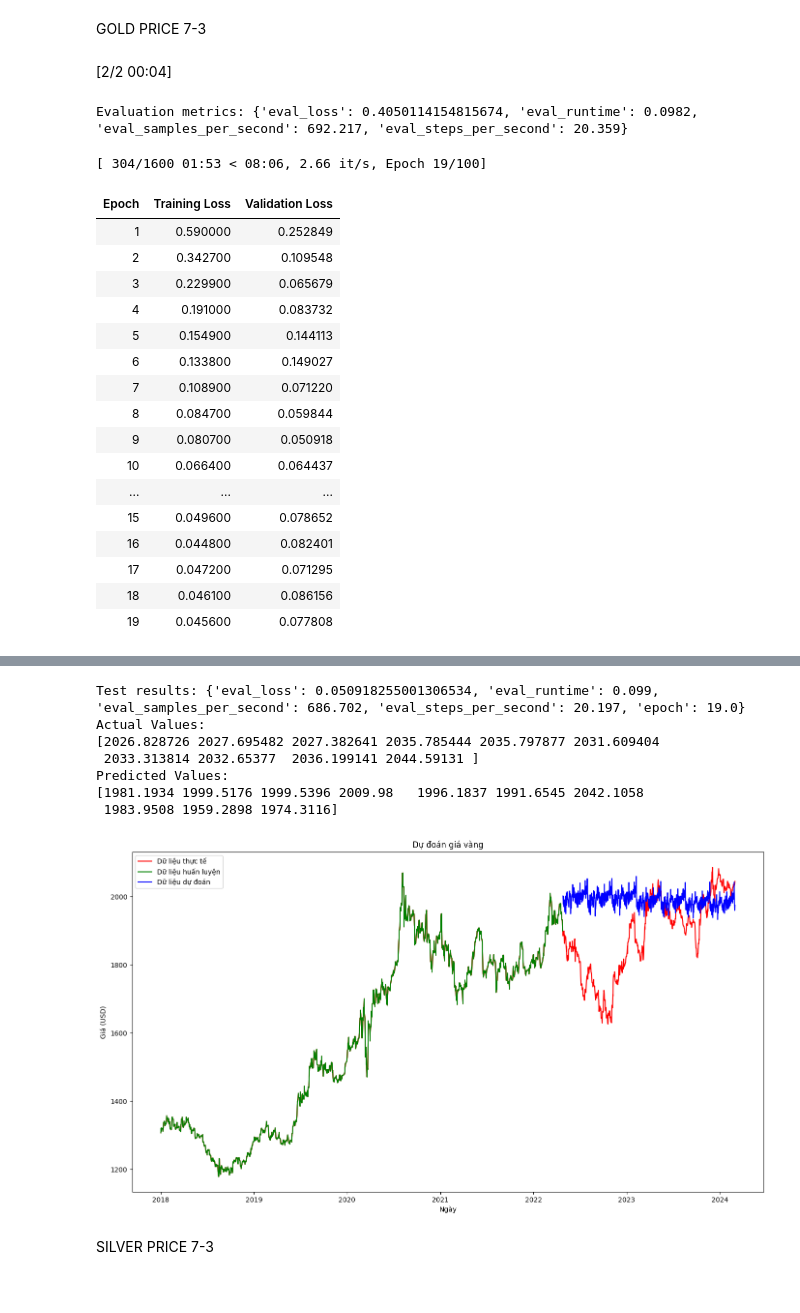
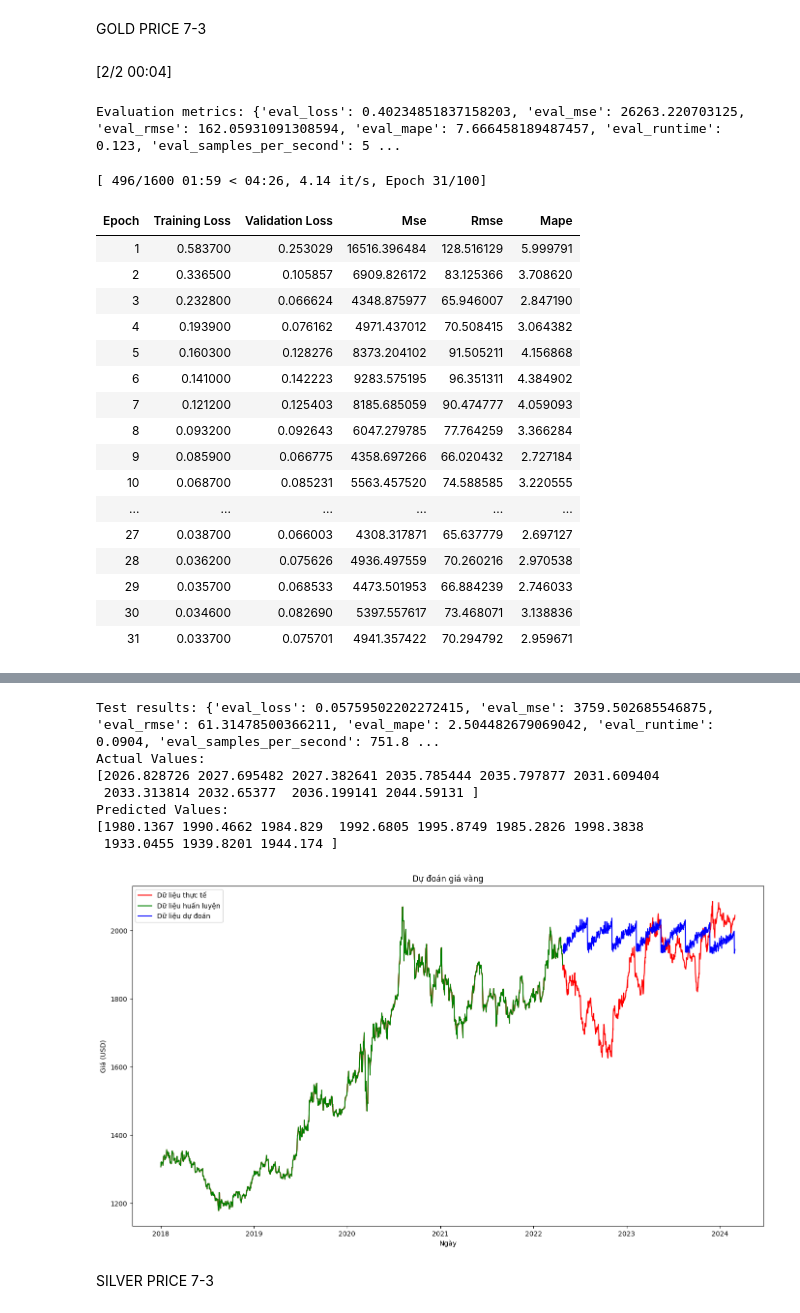
Before and after one commit to Kt7mmm/IS403_O21_06, a Jupyter notebook: Model/Team06_PatchTST.ipynb, the cells around one changed output, grey strips where cells are left out. Drawn from its saved outputs; the diff is of its cells as text; code cells hidden in the pictures.

Commit message:
add rmse,mse, mape to PatchTST

```diff
--- a/Model/Team06_PatchTST.ipynb
+++ b/Model/Team06_PatchTST.ipynb
@@ -228,6 +228,33 @@ config = PatchTSTConfig(
 )
 model = PatchTSTForPrediction(config)
 
+# Định nghĩa hàm tính toán các metric
+def compute_metrics(eval_pred):
+    predictions, labels = eval_pred
+    if isinstance(predictions, tuple):
+        predictions = predictions[0]
+
+    if len(predictions.shape) > 2:
+        predictions = predictions.reshape(-1, predictions.shape[-1])
+    if len(labels.shape) > 2:
+        labels = labels.reshape(-1, labels.shape[-1])
+
+    # Unscale predictions and labels
+    predictions_unscaled = scaler.inverse_transform(predictions)
+    labels_unscaled = scaler.inverse_transform(labels)
+
+    mse = mean_squared_error(labels_unscaled, predictions_unscaled)
+    rmse = np.sqrt(mse)
+    mape = np.mean(np.abs((labels_unscaled - predictions_unscaled) / labels_unscaled)) * 100
+
+    return {
+        'mse': mse,
+        'rmse': rmse,
+        'mape': mape
+    }
+
+
+
 # Thiết lập các tham số huấn luyện
 training_args = TrainingArguments(
     output_dir="./checkpoint/patchtst/gold_price/output/",
@@ -259,6 +286,7 @@ trainer = Trainer(
     args=training_args,
     train_dataset=train_dataset,
     eval_dataset=test_dataset,
+    compute_metrics=compute_metrics,
     callbacks=[early_stopping_callback],
 )
 
@@ -308,56 +336,56 @@ if len(predictions_mean) > len(test_dates):
     predictions_mean = predictions_mean[:len(test_dates)]
 
 # Print some actual and predicted values for comparison
 print("Actual Values:")
 print(test['Value (USD per troy ounce)'].values[-10:])
 print("Predicted Values:")
 print(predictions_mean[-10:])
 
 # Hàm vẽ biểu đồ kết quả
 def plot_results(dates, actual, train, predict, title):
     plt.figure(figsize=(14, 8))
     plt.plot(dates, actual, label='Dữ liệu thực tế', color='red')
     plt.plot(dates[:len(train)], train, label='Dữ liệu huấn luyện', color='green')
     plt.plot(dates[-len(predict):], predict, label='Dữ liệu dự đoán', color='blue')
     plt.title(title)
     plt.xlabel('Ngày')
     plt.ylabel('Giá (USD)')
     plt.legend()
     plt.tight_layout()
     plt.show()
 
 # Vẽ biểu đồ kết quả
 plot_results(data['Date'], data['Value (USD per troy ounce)'], train['Value (USD per troy ounce)'], predictions_mean, 'Dự đoán giá vàng')
 # %% [output]
 [2/2 00:04]
-Evaluation metrics: {'eval_loss': 0.4050114154815674, 'eval_runtime': 0.0982, 'eval_samples_per_second': 692.217, 'eval_steps_per_second': 20.359}
+Evaluation metrics: {'eval_loss': 0.40234851837158203, 'eval_mse': 26263.220703125, 'eval_rmse': 162.05931091308594, 'eval_mape': 7.666458189487457, 'eval_runtime': 0.123, 'eval_samples_per_second': 5 ...
-[ 304/1600 01:53 < 08:06, 2.66 it/s, Epoch 19/100]
+[ 496/1600 01:59 < 04:26, 4.14 it/s, Epoch 31/100]
-| Epoch | Training Loss | Validation Loss |
-| 1 | 0.590000 | 0.252849 |
-| 2 | 0.342700 | 0.109548 |
-| 3 | 0.229900 | 0.065679 |
-| 4 | 0.191000 | 0.083732 |
-| 5 | 0.154900 | 0.144113 |
-| 6 | 0.133800 | 0.149027 |
-| 7 | 0.108900 | 0.071220 |
-| 8 | 0.084700 | 0.059844 |
-| 9 | 0.080700 | 0.050918 |
-| 10 | 0.066400 | 0.064437 |
-| ... | ... | ... |
-| 15 | 0.049600 | 0.078652 |
-| 16 | 0.044800 | 0.082401 |
-| 17 | 0.047200 | 0.071295 |
-| 18 | 0.046100 | 0.086156 |
-| 19 | 0.045600 | 0.077808 |
+| Epoch | Training Loss | Validation Loss | Mse | Rmse | Mape |
+| 1 | 0.583700 | 0.253029 | 16516.396484 | 128.516129 | 5.999791 |
+| 2 | 0.336500 | 0.105857 | 6909.826172 | 83.125366 | 3.708620 |
+| 3 | 0.232800 | 0.066624 | 4348.875977 | 65.946007 | 2.847190 |
+| 4 | 0.193900 | 0.076162 | 4971.437012 | 70.508415 | 3.064382 |
+| 5 | 0.160300 | 0.128276 | 8373.204102 | 91.505211 | 4.156868 |
+| 6 | 0.141000 | 0.142223 | 9283.575195 | 96.351311 | 4.384902 |
+| 7 | 0.121200 | 0.125403 | 8185.685059 | 90.474777 | 4.059093 |
+| 8 | 0.093200 | 0.092643 | 6047.279785 | 77.764259 | 3.366284 |
+| 9 | 0.085900 | 0.066775 | 4358.697266 | 66.020432 | 2.727184 |
+| 10 | 0.068700 | 0.085231 | 5563.457520 | 74.588585 | 3.220555 |
+| ... | ... | ... | ... | ... | ... |
+| 27 | 0.038700 | 0.066003 | 4308.317871 | 65.637779 | 2.697127 |
+| 28 | 0.036200 | 0.075626 | 4936.497559 | 70.260216 | 2.970538 |
+| 29 | 0.035700 | 0.068533 | 4473.501953 | 66.884239 | 2.746033 |
+| 30 | 0.034600 | 0.082690 | 5397.557617 | 73.468071 | 3.138836 |
+| 31 | 0.033700 | 0.075701 | 4941.357422 | 70.294792 | 2.959671 |
 [interactive output not drawn]
-Test results: {'eval_loss': 0.050918255001306534, 'eval_runtime': 0.099, 'eval_samples_per_second': 686.702, 'eval_steps_per_second': 20.197, 'epoch': 19.0}
+Test results: {'eval_loss': 0.05759502202272415, 'eval_mse': 3759.502685546875, 'eval_rmse': 61.31478500366211, 'eval_mape': 2.504482679069042, 'eval_runtime': 0.0904, 'eval_samples_per_second': 751.8 ...
 Actual Values:
 [2026.828726 2027.695482 2027.382641 2035.785444 2035.797877 2031.609404
  2033.313814 2032.65377  2036.199141 2044.59131 ]
 Predicted Values:
-[1981.1934 1999.5176 1999.5396 2009.98   1996.1837 1991.6545 2042.1058
- 1983.9508 1959.2898 1974.3116]
+[1980.1367 1990.4662 1984.829  1992.6805 1995.8749 1985.2826 1998.3838
+ 1933.0455 1939.8201 1944.174 ]
-[figure, old version]
+[figure, new version]
 # %% [markdown]
 SILVER PRICE 7-3
 # %%
```
Also changed, not shown: parts of 9 cells of this notebook.
